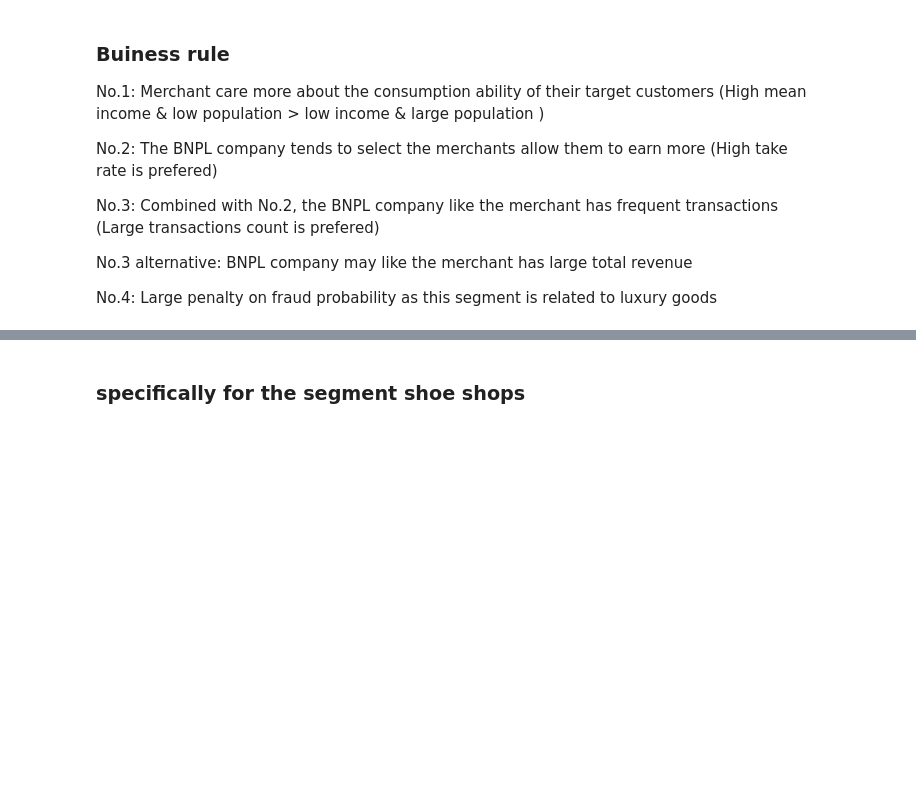
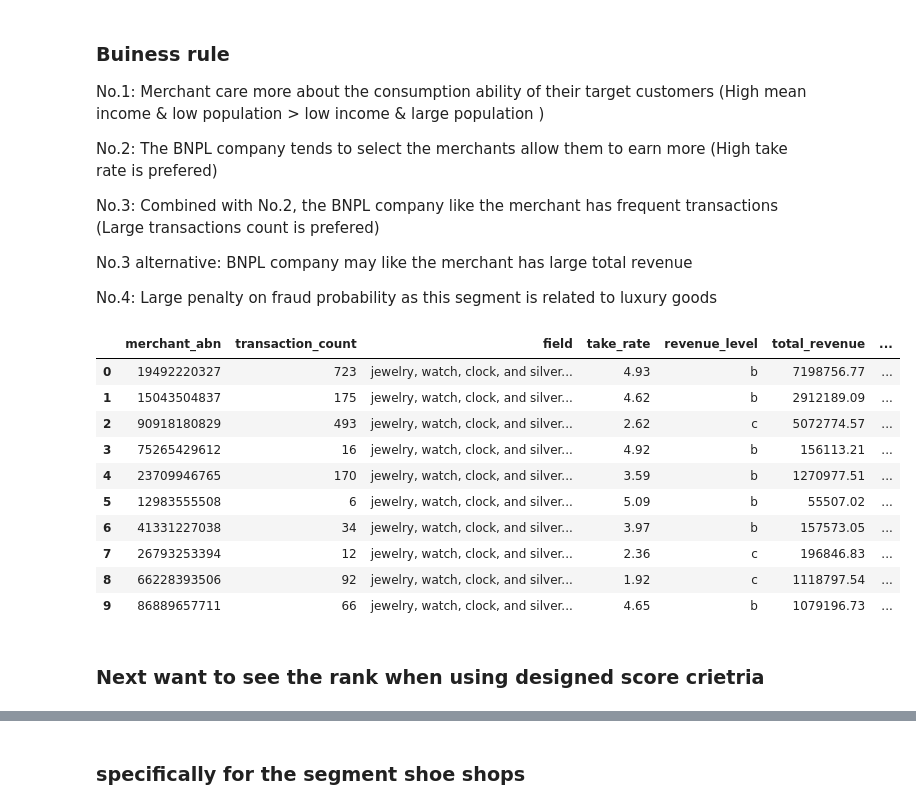
Before and after one commit to MAST30034-Applied-Data-Science/generic-buy-now-pay-later-project-group-28, a Jupyter notebook: notebooks/rank_algorithm.ipynb, the cells around one changed output, grey strips where cells are left out. Saved outputs shown, nothing was run; the diff lists cells and outputs as text; code cells hidden in the pictures; blank space fills up the shorter version.

Commit message:
segment jewlery ranking (1/3 completed)

```diff
--- a/notebooks/rank_algorithm.ipynb
+++ b/notebooks/rank_algorithm.ipynb
@@ -35,3 +27,32 @@ merchant_info[['transaction_count', 'take_rate', 'total_revenue', 'mean_consumer
+# %%
+## read the merchant data
+merchant_info = spark.read.options(header = True).csv('../data/curated/merchant_info.csv')
+merchant_tents = merchant_info.where(merchant_info.field == "tent and awning shops")
+merchant_jewl = merchant_info.where(merchant_info.field == "jewelry, watch, clock, and silverware shops")
+merchant_shoe = merchant_info.where(merchant_info.field == "shoe shops")
+
+# Transform to pandas dataframe
+merchant_info = merchant_info.toPandas()
+merchant_tents = merchant_tents.toPandas()
+merchant_jewl = merchant_jewl.toPandas()
+merchant_shoe = merchant_shoe.toPandas()
+
+## convert dataset columns into fesible types
+merchant_info[['transaction_count', 'take_rate', 'total_revenue', 'mean_consumer_income', 'fraud_count', 'main_business_area_popu']] \
+    = merchant_info[['transaction_count', 'take_rate', 'total_revenue', 'mean_consumer_income', 'fraud_count', 'main_business_area_popu']].apply(pd.to_numeric)
+
+merchant_tents[['transaction_count', 'take_rate', 'total_revenue', 'mean_consumer_income', 'fraud_count', 'main_business_area_popu']] \
+    = merchant_tents[['transaction_count', 'take_rate', 'total_revenue', 'mean_consumer_income', 'fraud_count', 'main_business_area_popu']].apply(pd.to_numeric)
+
+merchant_jewl[['transaction_count', 'take_rate', 'total_revenue', 'mean_consumer_income', 'fraud_count', 'main_business_area_popu']] \
+    = merchant_jewl[['transaction_count', 'take_rate', 'total_revenue', 'mean_consumer_income', 'fraud_count', 'main_business_area_popu']].apply(pd.to_numeric)
+
+merchant_shoe[['transaction_count', 'take_rate', 'total_revenue', 'mean_consumer_income', 'fraud_count', 'main_business_area_popu']] \
+    = merchant_shoe[['transaction_count', 'take_rate', 'total_revenue', 'mean_consumer_income', 'fraud_count', 'main_business_area_popu']].apply(pd.to_numeric)
+
+#merchant_tents = merchant_info.loc[merchant_info['field'] == "tent and awning shops"].copy()
+#merchant_jewl = merchant_info.loc[merchant_info['field']  == "jewelry, watch, clock, and silverware shops"].copy()
+#merchant_shoe = merchant_info.loc[merchant_info['field'] == "shoe shops"].copy()
 # %%
 list(merchant_info.keys())
 # %% [output]
@@ -192,0 +222,19 @@ No.4: Large penalty on fraud probability as this segment is related to luxury go
+# %%
+top_10_merchant_jewlery = rank_algorithm(merchant_jewl, featrue_name, score_criteria, 0.2, 10)
+# %%
+# This is the top 10 jewlery shops when using standard criteria
+top_10_merchant_jewlery
+# %% [output]
+|  | merchant_abn | transaction_count | field | take_rate | revenue_level | total_revenue | ... |
+| 0 | 19492220327 | 723 | jewelry, watch, clock, and silver... | 4.93 | b | 7198756.77 | ... |
+| 1 | 15043504837 | 175 | jewelry, watch, clock, and silver... | 4.62 | b | 2912189.09 | ... |
+| 2 | 90918180829 | 493 | jewelry, watch, clock, and silver... | 2.62 | c | 5072774.57 | ... |
+| 3 | 75265429612 | 16 | jewelry, watch, clock, and silver... | 4.92 | b | 156113.21 | ... |
+| 4 | 23709946765 | 170 | jewelry, watch, clock, and silver... | 3.59 | b | 1270977.51 | ... |
+| 5 | 12983555508 | 6 | jewelry, watch, clock, and silver... | 5.09 | b | 55507.02 | ... |
+| 6 | 41331227038 | 34 | jewelry, watch, clock, and silver... | 3.97 | b | 157573.05 | ... |
+| 7 | 26793253394 | 12 | jewelry, watch, clock, and silver... | 2.36 | c | 196846.83 | ... |
+| 8 | 66228393506 | 92 | jewelry, watch, clock, and silver... | 1.92 | c | 1118797.54 | ... |
+| 9 | 86889657711 | 66 | jewelry, watch, clock, and silver... | 4.65 | b | 1079196.73 | ... |
+# %% [markdown]
+### Next want to see the rank when using designed score crietria
```
Also changed, not shown: parts of 10 cells of this notebook.
